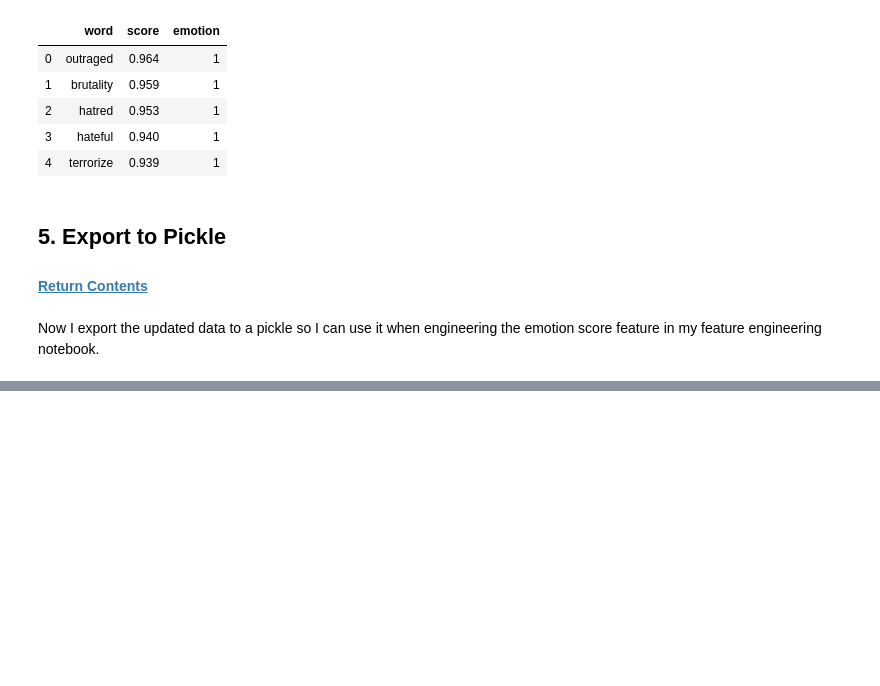
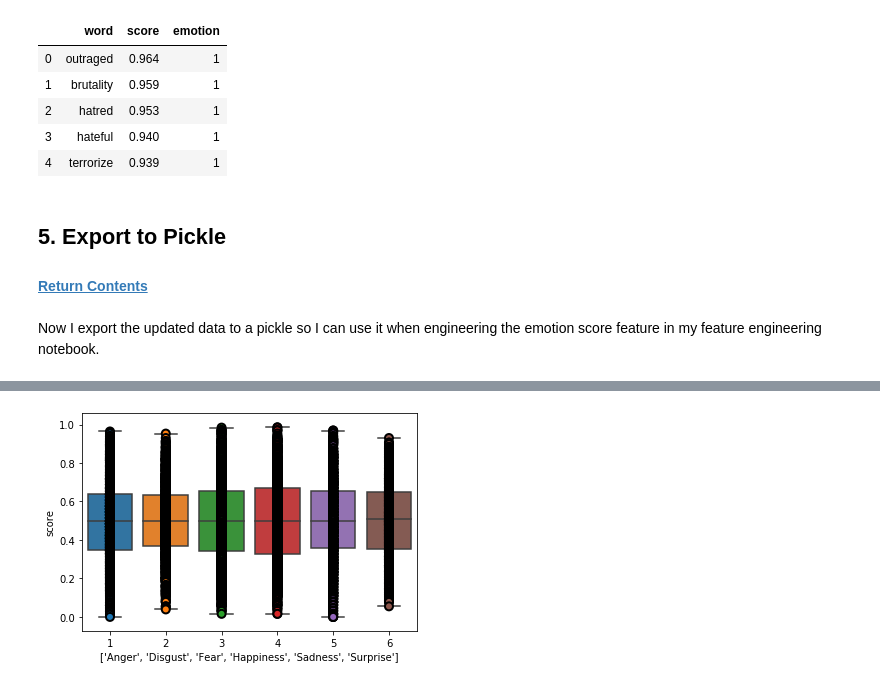
Before and after one commit to mfflavell/AEI_Artifical_Emotional_Intelligence, a Jupyter notebook: emotion_ai_cleaning_nrc_lexicon.ipynb, the cells around one changed output, grey strips where cells are left out. Drawn from its saved outputs; the diff is of its cells as text; code cells hidden in the pictures; blank space fills up the shorter version.

```diff
--- a/emotion_ai_cleaning_nrc_lexicon.ipynb
+++ b/emotion_ai_cleaning_nrc_lexicon.ipynb
@@ -309,0 +419,8 @@ nrc_lex.to_pickle("data/nrc/eai_nrc_lex.pickle")
+# %%
+sns.boxplot(x='emotion', y='score', data=nrc_lex)
+sns.stripplot(x='emotion', y='score', data=nrc_lex,
+              size=8, jitter=False, edgecolor="black", linewidth=2)
+plt.xlabel(labels)
+plt.show()
+# %% [output]
+[figure, added]
```
Also changed, not shown: parts of 18 cells of this notebook.
